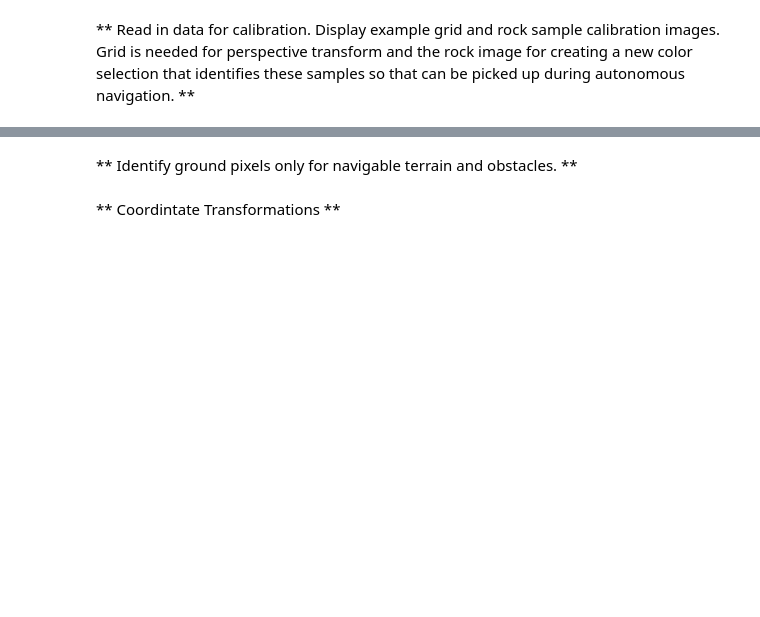
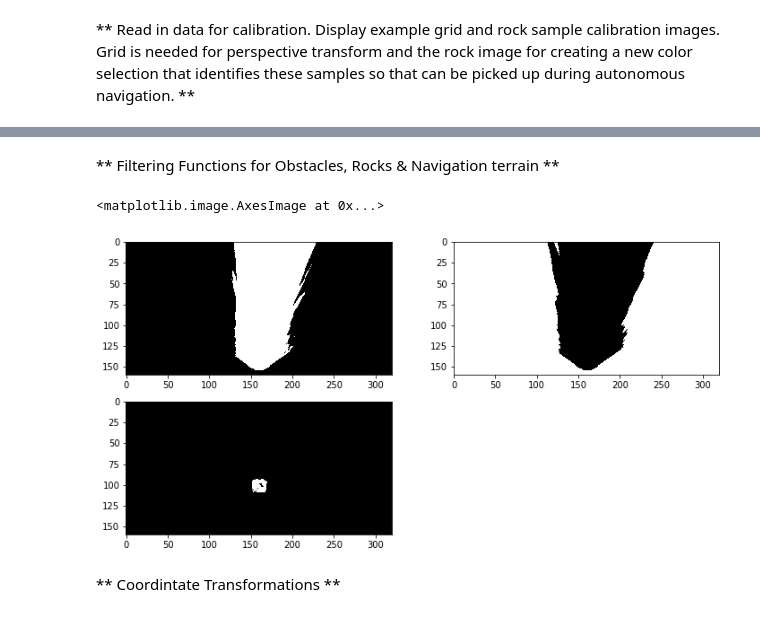
Before and after one commit to elshera/nd_robotics, a Jupyter notebook: prj_search_sample_return/Rover_Project_Notebook.ipynb, the cells around one changed output, grey strips where cells are left out. Cells and saved outputs as stored; diff of their text form; code cells hidden in the pictures; blank space fills up the shorter version.

```diff
--- a/prj_search_sample_return/Rover_Project_Notebook.ipynb
+++ b/prj_search_sample_return/Rover_Project_Notebook.ipynb
@@ -123,2 +127,0 @@ plt.imshow(mask, cmap='gray')
-# %% [markdown]
-** Identify ground pixels only for navigable terrain and obstacles. **
@@ -140,2 +128,63 @@ plt.imshow(nav_map, cmap='gray')
+# %% [markdown]
+** Filtering Functions for Obstacles, Rocks & Navigation terrain **
+# %%
+#==============================================================
+# select navigable terrain
+#==============================================================
+def find_navigable(img, rgb_thresh=(160, 160, 160)):
+    above_thresh = (img[:,:,0] > rgb_thresh[0]) \
+                 & (img[:,:,1] > rgb_thresh[1]) \
+                 & (img[:,:,2] > rgb_thresh[2])
+
+    color_select = np.zeros_like(img[:,:,0])
+    color_select[above_thresh] = 1
+    return color_select
+
+
+#==============================================================
+# find rocks
+#==============================================================
+def find_rocks(img, levels=(110, 110, 50)):
+    rockpix =     (img[:,:,0] > levels[0]) \
+                & (img[:,:,1] > levels[1]) \
+                & (img[:,:,2] < levels[2])
+
+    color_select = np.zeros_like(img[:,:,0])
+    color_select[rockpix] = 1
+    return color_select
+
+#==============================================================
+# find obstacles
+#==============================================================
+def find_obstacles(img, rgb_thresh=(130, 130, 130)):
+    below_thresh = (img[:,:,0] < rgb_thresh[0]) \
+                & (img[:,:,1] < rgb_thresh[1]) \
+                & (img[:,:,2] < rgb_thresh[2])
+
+    color_select = np.zeros_like(img[:,:,0])
+    color_select[below_thresh] = 1
+    return color_select
+
+#==============================================================
+# test code
+#==============================================================
+rock_map  = find_rocks(rock_img)
+nav_map   = find_navigable(warped)
+obst_map  = find_obstacles(warped)
+
+scipy.misc.imsave('./output/rock_map.jpg', rock_map*255)
+scipy.misc.imsave('./output/nav_map.jpg', nav_map*255)
+scipy.misc.imsave('./output/obst_map.jpg', obst_map*255)
+
+fig = plt.figure(figsize=(12,6))
+plt.subplot(221)
+plt.imshow(nav_map, cmap='gray')
+plt.subplot(222)
+plt.imshow(obst_map, cmap='gray')
+plt.subplot(223)
+plt.imshow(rock_map, cmap='gray')
+# %% [output]
+<matplotlib.image.AxesImage at 0x...>
+[figure, added]
 # %% [markdown]
 ** Coordintate Transformations **
```
Also changed, not shown: parts of 21 cells of this notebook, 12 other files.
